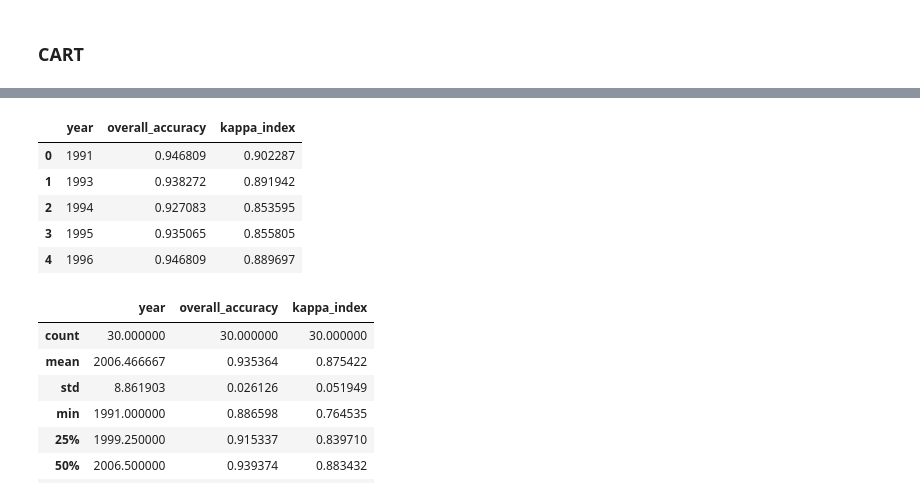
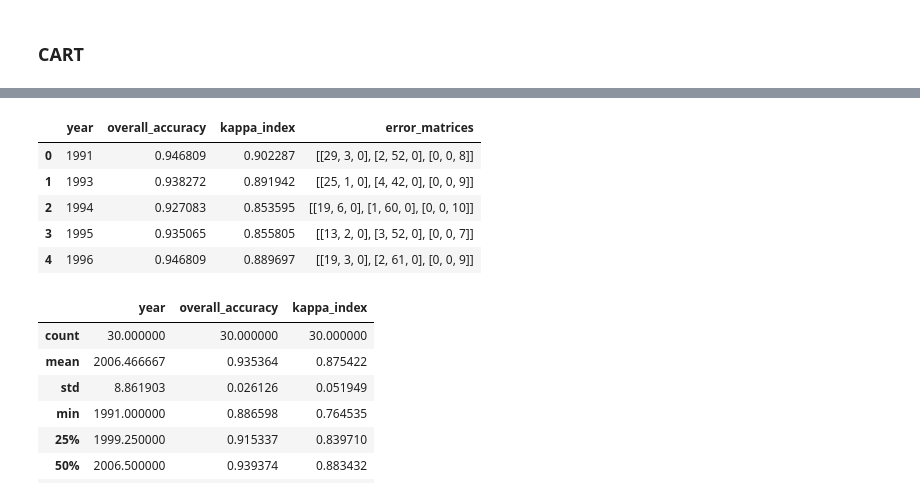
Before and after one commit to CesarRosales16/urban-sprawl-sv, a Jupyter notebook: Expansion_Urbana_AMSS.ipynb, the cells around one changed output, grey strips where cells are left out. Drawn from its saved outputs; the diff is of its cells as text; code cells hidden in the pictures.

Commit message:
Exporting confusion matrices

```diff
--- a/Expansion_Urbana_AMSS.ipynb
+++ b/Expansion_Urbana_AMSS.ipynb
@@ -354,19 +354,20 @@ Classifying image 30 ...
 # %%
 result_dict = {
     'year': years_of_interes,
     'overall_accuracy': overall_accuracies_cart,
-    'kappa_index': kappa_indexes_cart
+    'kappa_index': kappa_indexes_cart,
+    'error_matrices': error_matrices_cart
 }
 
 result_cart_df = pd.DataFrame(result_dict)
 result_cart_df.head()
 # %% [output]
-|  | year | overall_accuracy | kappa_index |
-| 0 | 1991 | 0.946809 | 0.902287 |
-| 1 | 1993 | 0.938272 | 0.891942 |
-| 2 | 1994 | 0.927083 | 0.853595 |
-| 3 | 1995 | 0.935065 | 0.855805 |
-| 4 | 1996 | 0.946809 | 0.889697 |
+|  | year | overall_accuracy | kappa_index | error_matrices |
+| 0 | 1991 | 0.946809 | 0.902287 | [[29, 3, 0], [2, 52, 0], [0, 0, 8]] |
+| 1 | 1993 | 0.938272 | 0.891942 | [[25, 1, 0], [4, 42, 0], [0, 0, 9]] |
+| 2 | 1994 | 0.927083 | 0.853595 | [[19, 6, 0], [1, 60, 0], [0, 0, 10]] |
+| 3 | 1995 | 0.935065 | 0.855805 | [[13, 2, 0], [3, 52, 0], [0, 0, 7]] |
+| 4 | 1996 | 0.946809 | 0.889697 | [[19, 3, 0], [2, 61, 0], [0, 0, 9]] |
 # %%
 result_cart_df.describe()
 # %% [output]
```
Also changed, not shown: parts of 9 cells of this notebook.
